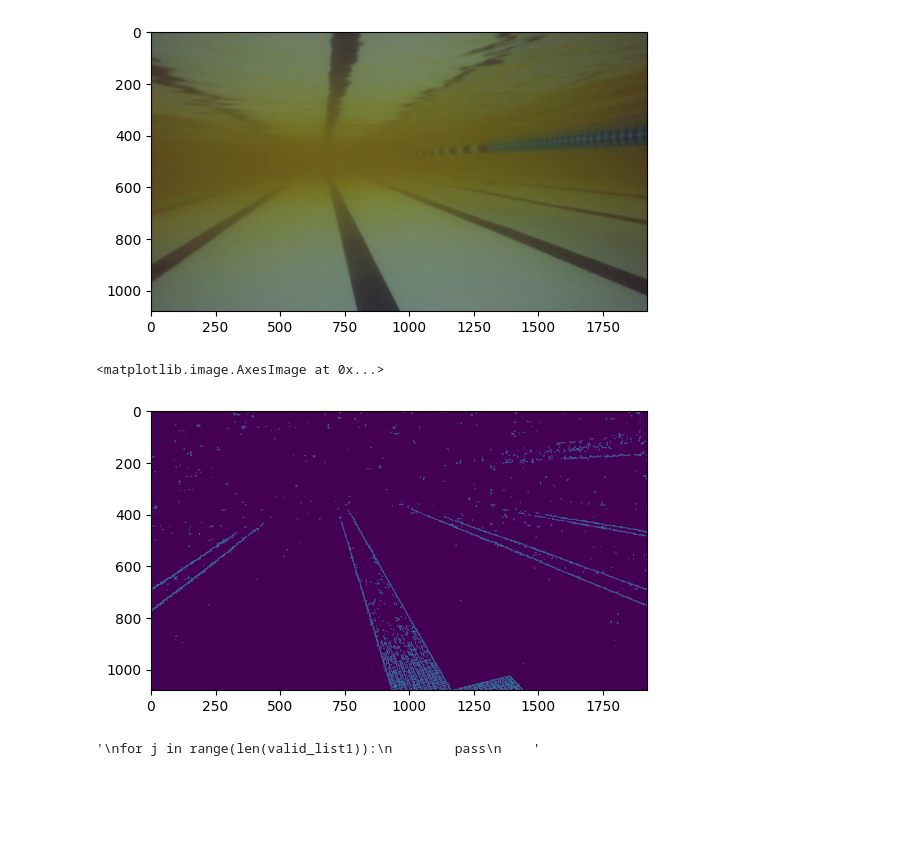
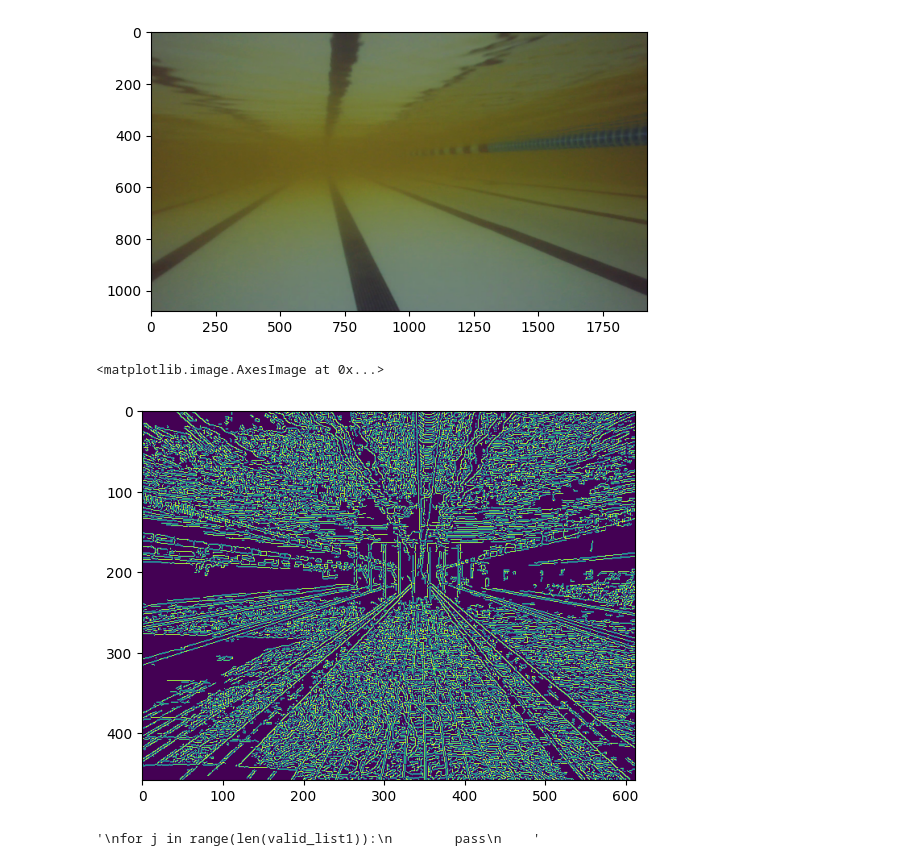
Before and after one commit to jules-hohmann/cv-intro, a Jupyter notebook: test.ipynb, the cells around one changed output. Drawn from its saved outputs; the diff is of its cells as text; code cells hidden in the pictures; blank space fills up the shorter version.

```diff
--- a/test.ipynb
+++ b/test.ipynb
@@ -7,7 +7,7 @@ import numpy as np
 
 import random as rand
 # %%
-img = cv2.imread('rov_pool.jpg')
+img = cv2.imread('pool.jpg')
 
 #img = cv2.imread('test_image.png', cv2.IMREAD_GRAYSCALE)
 #plt.imshow(img)
@@ -37,13 +37,13 @@ plt.imshow(makegray(frame))
 [figure]
 # %%
 def detectedges(img):
-    edges = cv2.Canny(img,30, 43, apertureSize=3) # detect edges
+    edges = cv2.Canny(img,50, 110, apertureSize=3) # detect edges
     return edges
 
 plt.imshow(detectedges(makegray(img)))
 # %% [output]
 <matplotlib.image.AxesImage at 0x...>
-[figure, old version]
+[figure, new version]
 # %%
 '''def detectlines(edges):
     lines = cv2.HoughLinesP(
```
Also changed, not shown: parts of 6 cells of this notebook.
